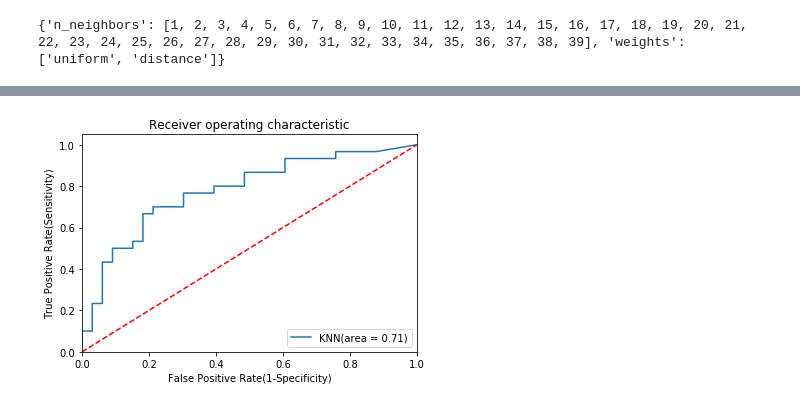
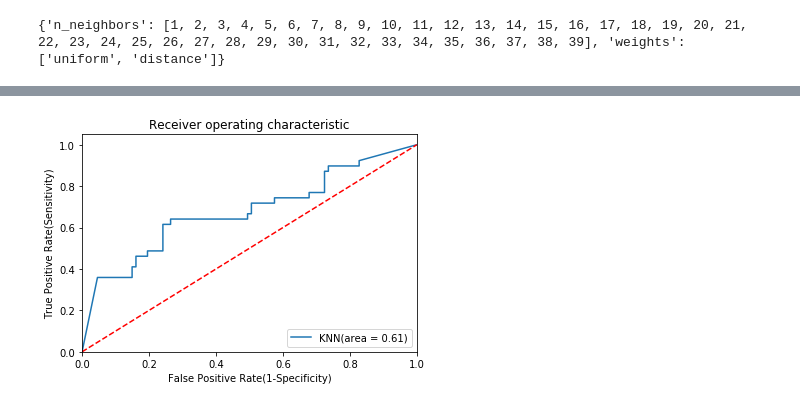
Before and after one commit to Divya1205/RBHS_Sitani, a Jupyter notebook: GridSearchKNN.ipynb, the cells around one changed output, grey strips where cells are left out. Saved outputs shown, nothing was run; the diff lists cells and outputs as text; code cells hidden in the pictures.

```diff
--- a/GridSearchKNN.ipynb
+++ b/GridSearchKNN.ipynb
@@ -163,9 +82,9 @@ print(param_grid)
 # instantiate and fit the grid
 # exhaustive grid-search because it's trying every combination
 # 10-fold cross-validation is being performed 30 x 2 = 60 times
-
+knn=KNeighborsClassifier(n_neighbors=5)
 grid = GridSearchCV(knn, param_grid, cv=5,scoring='recall')
-grid.fit(X_train, y_train)
+grid.fit(X, y)
 # %% [output]
 GridSearchCV(cv=5, error_score='raise',
        estimator=KNeighborsClassifier(algorithm='auto', leaf_size=30, metric='minkowski',
@@ -207,8 +126,11 @@ knn = KNeighborsClassifier(n_neighbors=param1, weights=param2)
 # fit with X and y, not X_train and y_train
 # even if we use train/valid split, we should train on X and y before making predictions on new data
 # otherwise we throw away potential valuable data we can learn from
-knn.fit(X_train, y_train)
+knn.fit(X, y)
 
-# make a prediction on out-of-sample data
-#knn.predict([3, 5, 4, 2])
+
+print(grid.best_score_)
+print(grid.best_params_)
+#grid.best_params_["n_neighbors"]
+# Best score did not improve for this model
 # %% [output]
@@ -229,25 +228,35 @@ y_pred= knn.predict(X_valid)
+# %%
+%matplotlib inline
+from sklearn.metrics import roc_auc_score
+from sklearn.metrics import roc_curve
+#knn.fit(X,y)
+knn = KNeighborsClassifier(n_neighbors=4, weights='distance')
+
+
+
+knn.fit(X, y)
+y_test_pred = knn.predict(X_test)
+knn_roc_auc = roc_auc_score(y_test, y_test_pred)
 # %%
-%matplotlib inline
-from sklearn.metrics import roc_auc_score
-from sklearn.metrics import roc_curve
-knn_roc_auc = roc_auc_score(y_valid, y_pred)
+
+
 # predict probabilities
 
-probs = knn.predict_proba(X_valid)
+probs = knn.predict_proba(X_test)
 # keep probabilities for the positive outcome only
 probs = probs[:, 1]
-fpr, tpr, thresholds = roc_curve(y_valid, probs)
+fpr, tpr, thresholds = roc_curve(y_test, probs)
 plt.figure()
 plt.plot(fpr, tpr, label='KNN(area = %0.2f)' % knn_roc_auc)
 plt.plot([0, 1], [0, 1],'r--')
 plt.xlim([0.0, 1.0])
 plt.ylim([0.0, 1.05])
 plt.ylabel('True Positive Rate(Sensitivity)')
 plt.xlabel('False Positive Rate(1-Specificity)')
 plt.title('Receiver operating characteristic')
 plt.legend(loc="lower right")
 plt.savefig('KNN_ROC')
 plt.show()
 # %% [output]
-[figure, old version]
+[figure, new version]
 # %%
```
Also changed, not shown: parts of 20 cells of this notebook.
